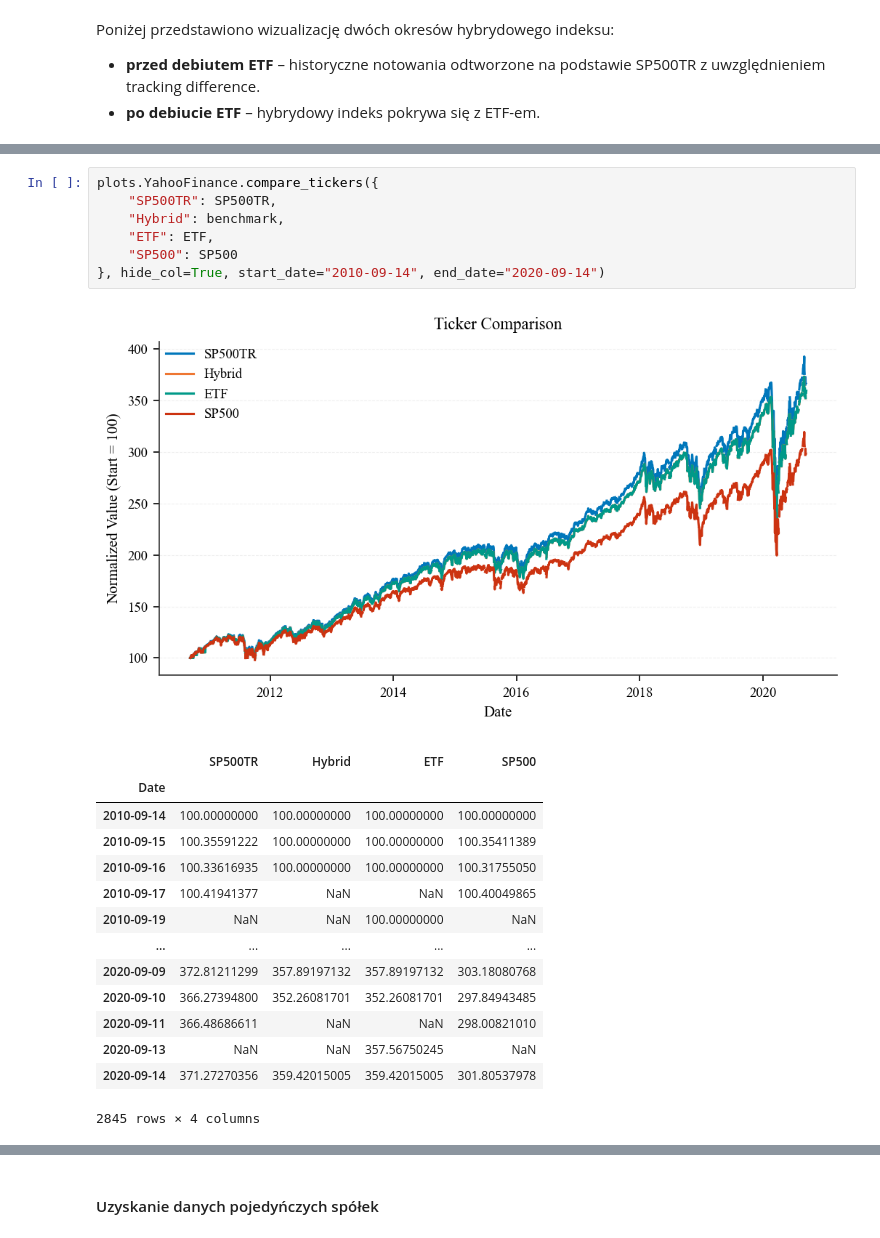
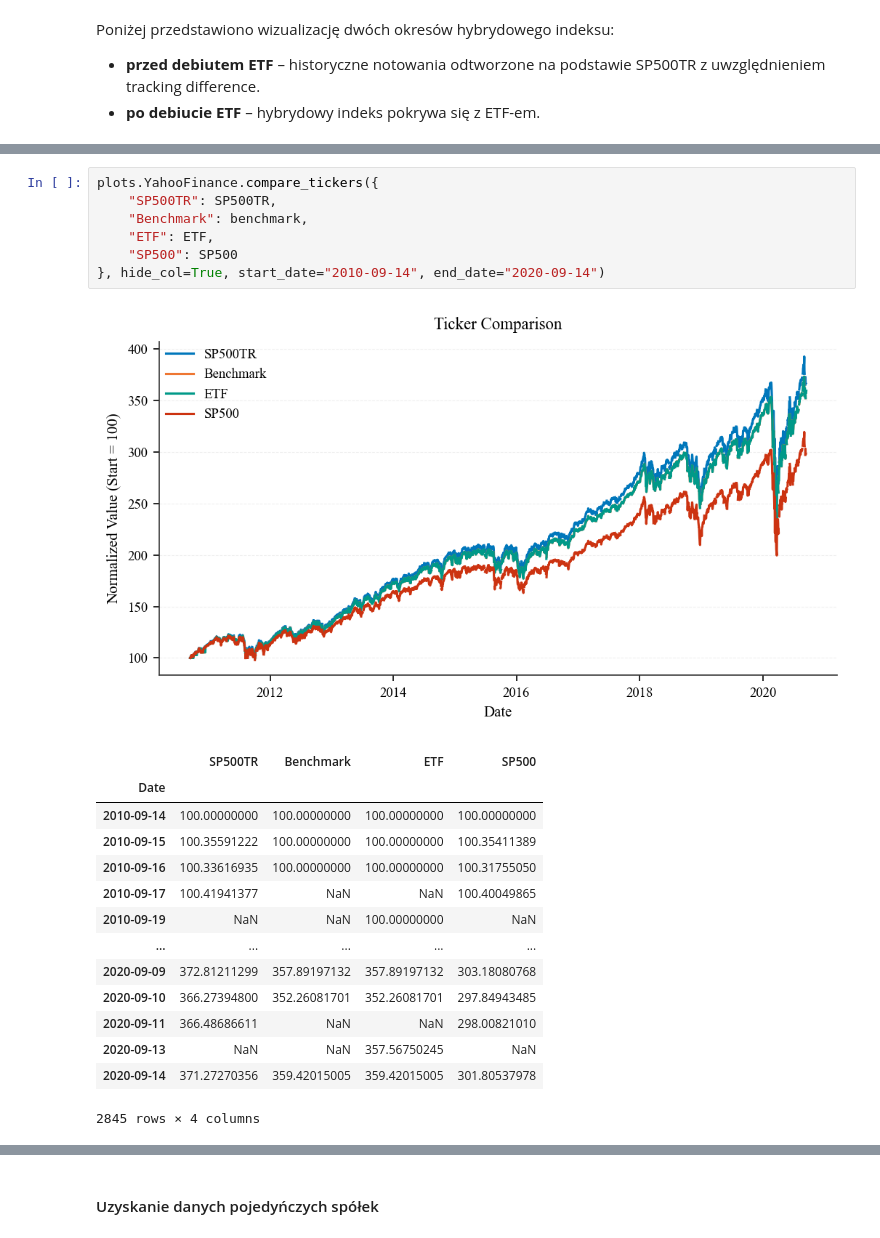
Before and after one commit to MichaelL200/data-driven-stock-portfolio-selection, a Jupyter notebook: notebooks/main.ipynb, the cells around one changed output, grey strips where cells are left out. Cells and saved outputs as stored; diff of their text form.

```diff
--- a/notebooks/main.ipynb
+++ b/notebooks/main.ipynb
@@ -613,13 +613,13 @@ plots.YahooFinance.compare_tickers({
 # %%
 plots.YahooFinance.compare_tickers({
     "SP500TR": SP500TR,
-    "Hybrid": benchmark,
+    "Benchmark": benchmark,
     "ETF": ETF,
     "SP500": SP500
 }, hide_col=True, start_date="2010-09-14", end_date="2020-09-14")
 # %% [output]
-[figure, old version]
+[figure, new version]
-|  | SP500TR | Hybrid | ETF | SP500 |
+|  | SP500TR | Benchmark | ETF | SP500 |
 | Date |  |  |  |  |
 | 2010-09-14 | 100.00000000 | 100.00000000 | 100.00000000 | 100.00000000 |
 | 2010-09-15 | 100.35591222 | 100.00000000 | 100.00000000 | 100.35411389 |
```
Also changed, not shown: parts of 7 cells of this notebook.
